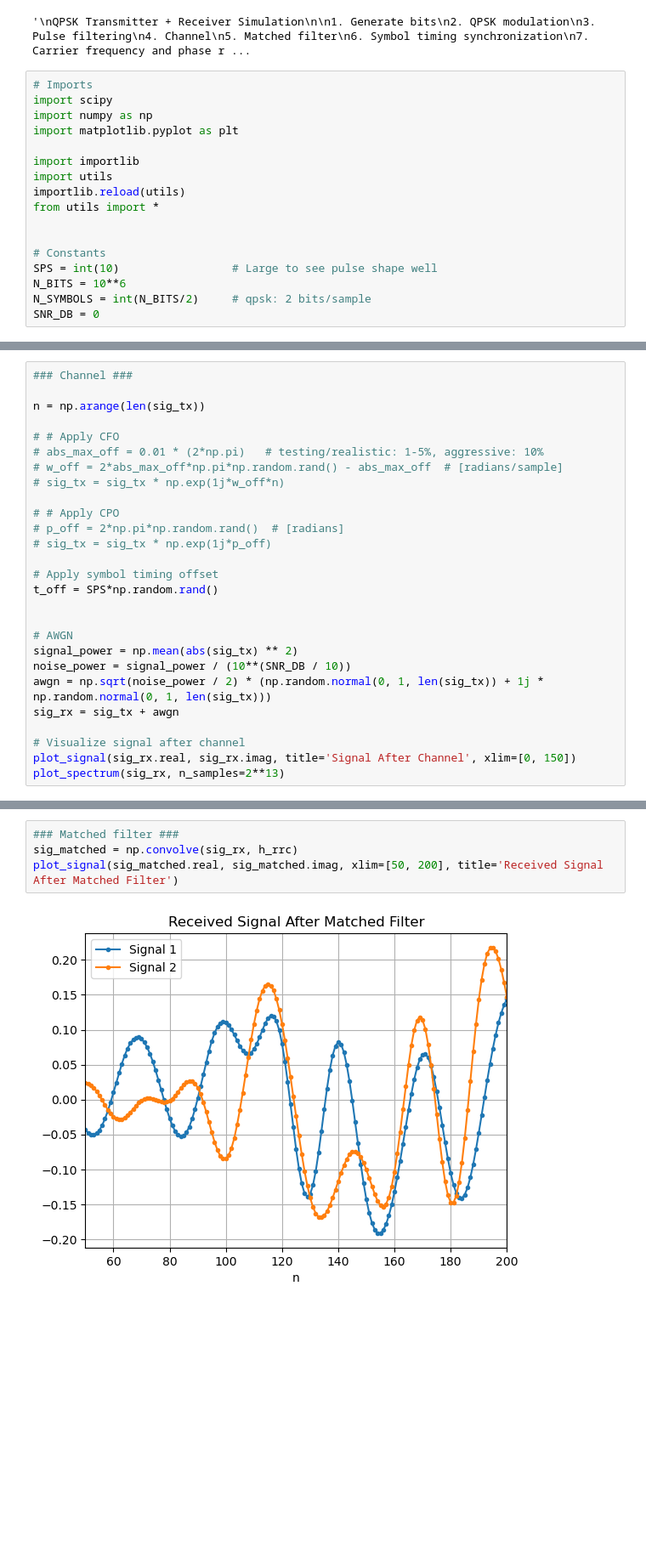
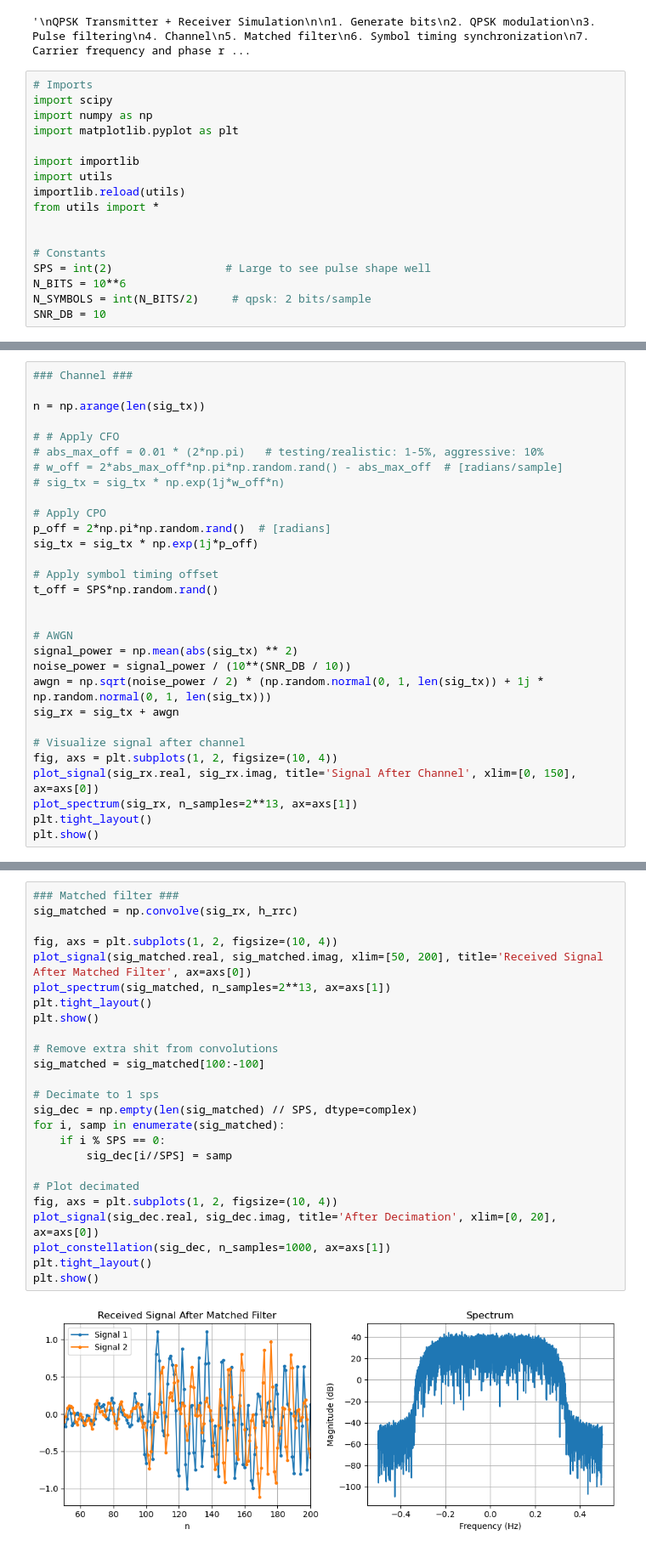
Before and after one commit to cddelong6626/sdr-notebooks, a Jupyter notebook: qpsk_sim.ipynb, the cells around one changed output, grey strips where cells are left out. Shown at 85% size. Saved outputs shown, nothing was run; the diff lists cells and outputs as text; blank space fills up the shorter version.

```diff
--- a/qpsk_sim.ipynb
+++ b/qpsk_sim.ipynb
@@ -40,10 +40,10 @@ from utils import *
 
 
 # Constants
-SPS = int(10)                 # Large to see pulse shape well
+SPS = int(2)                 # Large to see pulse shape well
 N_BITS = 10**6
 N_SYMBOLS = int(N_BITS/2)     # qpsk: 2 bits/sample
-SNR_DB = 0
+SNR_DB = 10
 # %%
 ### Generate bits ###
 bits_tx = np.random.randint(2, size=N_BITS)
@@ -107,9 +112,9 @@ n = np.arange(len(sig_tx))
 # w_off = 2*abs_max_off*np.pi*np.random.rand() - abs_max_off  # [radians/sample]
 # sig_tx = sig_tx * np.exp(1j*w_off*n)
 
-# # Apply CPO
-# p_off = 2*np.pi*np.random.rand()  # [radians]
-# sig_tx = sig_tx * np.exp(1j*p_off)
+# Apply CPO
+p_off = 2*np.pi*np.random.rand()  # [radians]
+sig_tx = sig_tx * np.exp(1j*p_off)
 
 # Apply symbol timing offset
 t_off = SPS*np.random.rand()
@@ -122,6 +127,9 @@ awgn = np.sqrt(noise_power / 2) * (np.random.normal(0, 1, len(sig_tx)) + 1j * np
 sig_rx = sig_tx + awgn
 
 # Visualize signal after channel
-plot_signal(sig_rx.real, sig_rx.imag, title='Signal After Channel', xlim=[0, 150])
-plot_spectrum(sig_rx, n_samples=2**13)
+fig, axs = plt.subplots(1, 2, figsize=(10, 4))
+plot_signal(sig_rx.real, sig_rx.imag, title='Signal After Channel', xlim=[0, 150], ax=axs[0])
+plot_spectrum(sig_rx, n_samples=2**13, ax=axs[1])
+plt.tight_layout()
+plt.show()
 # %% [output]
@@ -130,6 +137,27 @@ plot_spectrum(sig_rx, n_samples=2**13)
 # %%
 ### Matched filter ###
 sig_matched = np.convolve(sig_rx, h_rrc)
-plot_signal(sig_matched.real, sig_matched.imag, xlim=[50, 200], title='Received Signal After Matched Filter')
+
+fig, axs = plt.subplots(1, 2, figsize=(10, 4))
+plot_signal(sig_matched.real, sig_matched.imag, xlim=[50, 200], title='Received Signal After Matched Filter', ax=axs[0])
+plot_spectrum(sig_matched, n_samples=2**13, ax=axs[1])
+plt.tight_layout()
+plt.show()
+
+# Remove extra shit from convolutions
+sig_matched = sig_matched[100:-100]
+
+# Decimate to 1 sps
+sig_dec = np.empty(len(sig_matched) // SPS, dtype=complex)
+for i, samp in enumerate(sig_matched):
+    if i % SPS == 0:
+        sig_dec[i//SPS] = samp
+
+# Plot decimated
+fig, axs = plt.subplots(1, 2, figsize=(10, 4))
+plot_signal(sig_dec.real, sig_dec.imag, title='After Decimation', xlim=[0, 20], ax=axs[0])
+plot_constellation(sig_dec, n_samples=1000, ax=axs[1])
+plt.tight_layout()
+plt.show()
 # %% [output]
-[figure, old version]
+[figure, new version]
```
Also changed, not shown: parts of 11 cells of this notebook, 1 other file.
